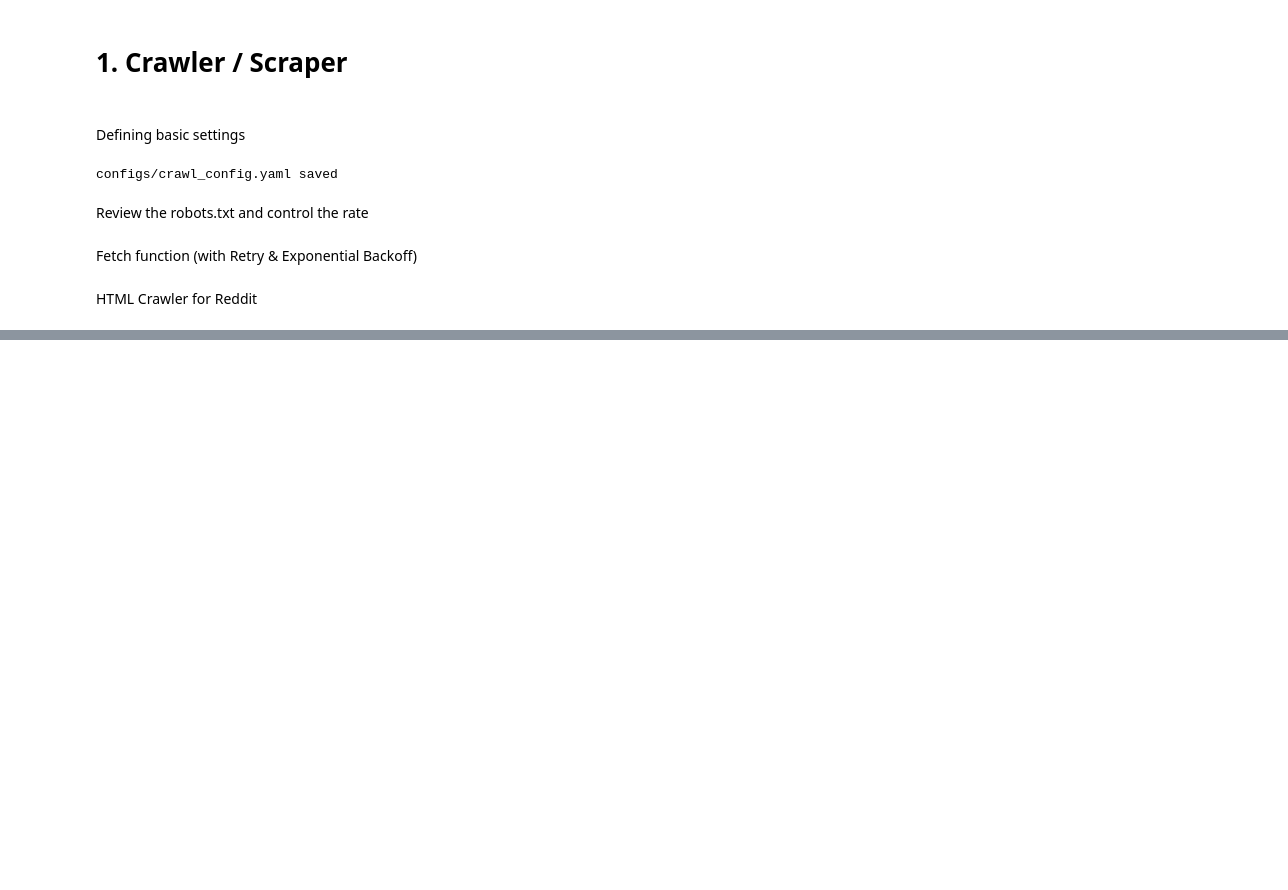
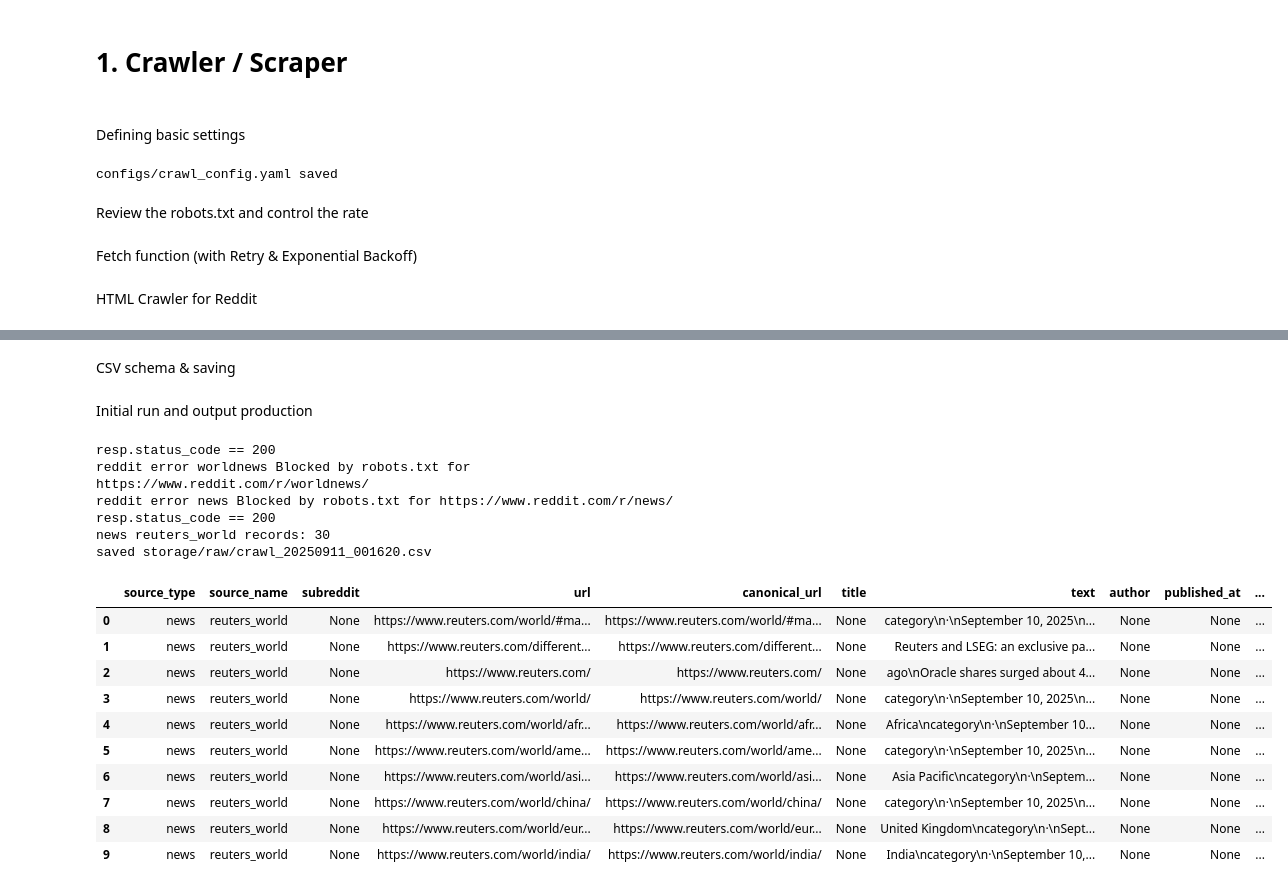
Before and after one commit to niusha-yaghini/news-crawler, a Jupyter notebook: news_crawler.ipynb, the cells around one changed output, grey strips where cells are left out. Saved outputs shown, nothing was run; the diff lists cells and outputs as text; code cells hidden in the pictures; blank space fills up the shorter version.

```diff
--- a/news_crawler.ipynb
+++ b/news_crawler.ipynb
@@ -165,0 +576,70 @@ def crawl_reddit_subreddit(sub, cfg):
+# %% [markdown]
+CSV schema & saving
+# %%
+CSV_SCHEMA = [
+    "source_type", "source_name", "subreddit", "url", "canonical_url",
+    "title", "text", "author", "published_at", "score", "comments",
+    "language", "token_count", "predicted_label", "label_scores", "fetched_at"
+]
+
+def to_dataframe(records):
+    df = pd.DataFrame(records)
+    for col in CSV_SCHEMA:
+        if col not in df.columns:
+            df[col] = None
+    return df[CSV_SCHEMA]
+
+def save_csv(df, path):
+    df.to_csv(path, index=False, encoding="utf-8")
+    print("saved", path)
+# %% [markdown]
+Initial run and output production
+# %%
+from datetime import datetime
+
+with open("configs/crawl_config.yaml", "r", encoding="utf-8") as f:
+    cfg = yaml.safe_load(f)
+
+all_records = []
+
+# Reddit
+for sub in cfg["sources"]["reddit"]["subreddits"]:
+    try:
+        recs = crawl_reddit_subreddit(sub, cfg)
+        all_records.extend(recs)
+        print(f"reddit {sub} records:", len(recs))
+    except Exception as e:
+        print("reddit error", sub, e)
+
+# News
+for site in cfg["sources"]["news_sites"]:
+    try:
+        recs = crawl_news_site(site, cfg)
+        all_records.extend(recs)
+        print(f"news {site['name']} records:", len(recs))
+    except Exception as e:
+        print("news error", site["name"], e)
+
+df = to_dataframe(all_records)
+ts = datetime.utcnow().strftime("%Y%m%d_%H%M%S")
+out_path = f"storage/raw/crawl_{ts}.csv"
+save_csv(df, out_path)
+df.head(10)
+# %% [output]
+resp.status_code == 200
+reddit error worldnews Blocked by robots.txt for https://www.reddit.com/r/worldnews/
+reddit error news Blocked by robots.txt for https://www.reddit.com/r/news/
+resp.status_code == 200
+news reuters_world records: 30
+saved storage/raw/crawl_20250911_001620.csv
+|  | source_type | source_name | subreddit | url | canonical_url | title | text | author | published_at | ... |
+| 0 | news | reuters_world | None | https://www.reuters.com/world/#ma... | https://www.reuters.com/world/#ma... | None | category\n·\nSeptember 10, 2025\n... | None | None | ... |
+| 1 | news | reuters_world | None | https://www.reuters.com/different... | https://www.reuters.com/different... | None | Reuters and LSEG: an exclusive pa... | None | None | ... |
+| 2 | news | reuters_world | None | https://www.reuters.com/ | https://www.reuters.com/ | None | ago\nOracle shares surged about 4... | None | None | ... |
+| 3 | news | reuters_world | None | https://www.reuters.com/world/ | https://www.reuters.com/world/ | None | category\n·\nSeptember 10, 2025\n... | None | None | ... |
+| 4 | news | reuters_world | None | https://www.reuters.com/world/afr... | https://www.reuters.com/world/afr... | None | Africa\ncategory\n·\nSeptember 10... | None | None | ... |
+| 5 | news | reuters_world | None | https://www.reuters.com/world/ame... | https://www.reuters.com/world/ame... | None | category\n·\nSeptember 10, 2025\n... | None | None | ... |
+| 6 | news | reuters_world | None | https://www.reuters.com/world/asi... | https://www.reuters.com/world/asi... | None | Asia Pacific\ncategory\n·\nSeptem... | None | None | ... |
+| 7 | news | reuters_world | None | https://www.reuters.com/world/china/ | https://www.reuters.com/world/china/ | None | category\n·\nSeptember 10, 2025\n... | None | None | ... |
+| 8 | news | reuters_world | None | https://www.reuters.com/world/eur... | https://www.reuters.com/world/eur... | None | United Kingdom\ncategory\n·\nSept... | None | None | ... |
+| 9 | news | reuters_world | None | https://www.reuters.com/world/india/ | https://www.reuters.com/world/india/ | None | India\ncategory\n·\nSeptember 10,... | None | None | ... |
```
Also changed, not shown: parts of 15 cells of this notebook, 3 other files.
